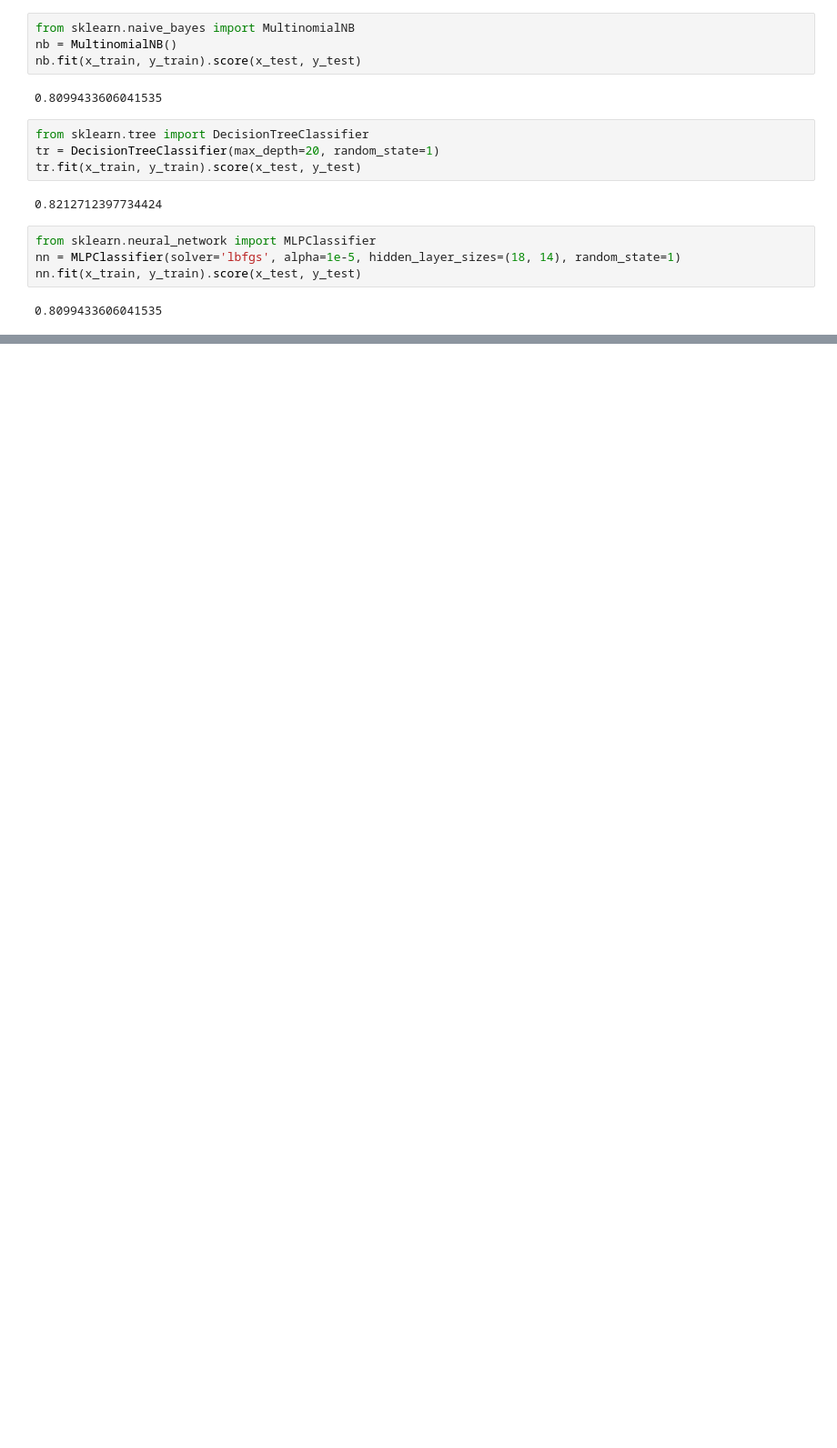
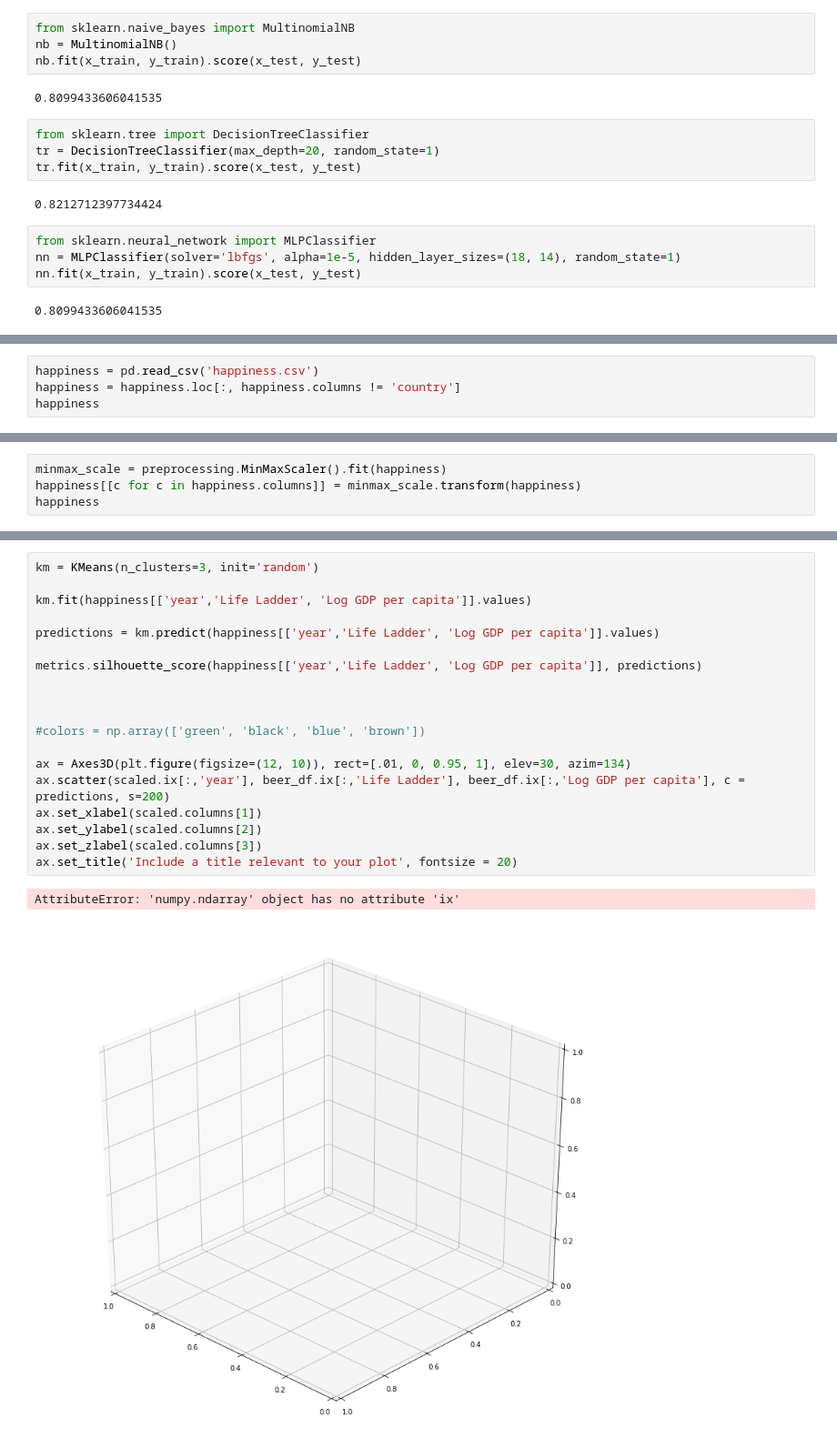
Before and after one commit to Mooophy/158222, a Jupyter notebook: as3/As3.ipynb, the cells around one changed output, grey strips where cells are left out. Shown at 91% size. Saved outputs shown, nothing was run; the diff lists cells and outputs as text; blank space fills up the shorter version.

```diff
--- a/as3/As3.ipynb
+++ b/as3/As3.ipynb
@@ -84,0 +88,4 @@ nn.fit(x_train, y_train).score(x_test, y_test)
+# %%
+happiness = pd.read_csv('happiness.csv')
+happiness = happiness.loc[:, happiness.columns != 'country']
+happiness
@@ -84,0 +116,4 @@ nn.fit(x_train, y_train).score(x_test, y_test)
+# %%
+minmax_scale = preprocessing.MinMaxScaler().fit(happiness)
+happiness[[c for c in happiness.columns]] = minmax_scale.transform(happiness)
+happiness
@@ -84,0 +139,22 @@ nn.fit(x_train, y_train).score(x_test, y_test)
+# %%
+km = KMeans(n_clusters=3, init='random')
+
+km.fit(happiness[['year','Life Ladder', 'Log GDP per capita']].values)
+
+predictions = km.predict(happiness[['year','Life Ladder', 'Log GDP per capita']].values)
+
+metrics.silhouette_score(happiness[['year','Life Ladder', 'Log GDP per capita']], predictions)
+
+
+
+#colors = np.array(['green', 'black', 'blue', 'brown'])
+
+ax = Axes3D(plt.figure(figsize=(12, 10)), rect=[.01, 0, 0.95, 1], elev=30, azim=134)
+ax.scatter(scaled.ix[:,'year'], beer_df.ix[:,'Life Ladder'], beer_df.ix[:,'Log GDP per capita'], c = predictions, s=200)
+ax.set_xlabel(scaled.columns[1])
+ax.set_ylabel(scaled.columns[2])
+ax.set_zlabel(scaled.columns[3])
+ax.set_title('Include a title relevant to your plot', fontsize = 20)
+# %% [output]
+AttributeError: 'numpy.ndarray' object has no attribute 'ix'
+[figure, added]
```
Also changed, not shown: parts of 5 cells of this notebook, 1 other file.
